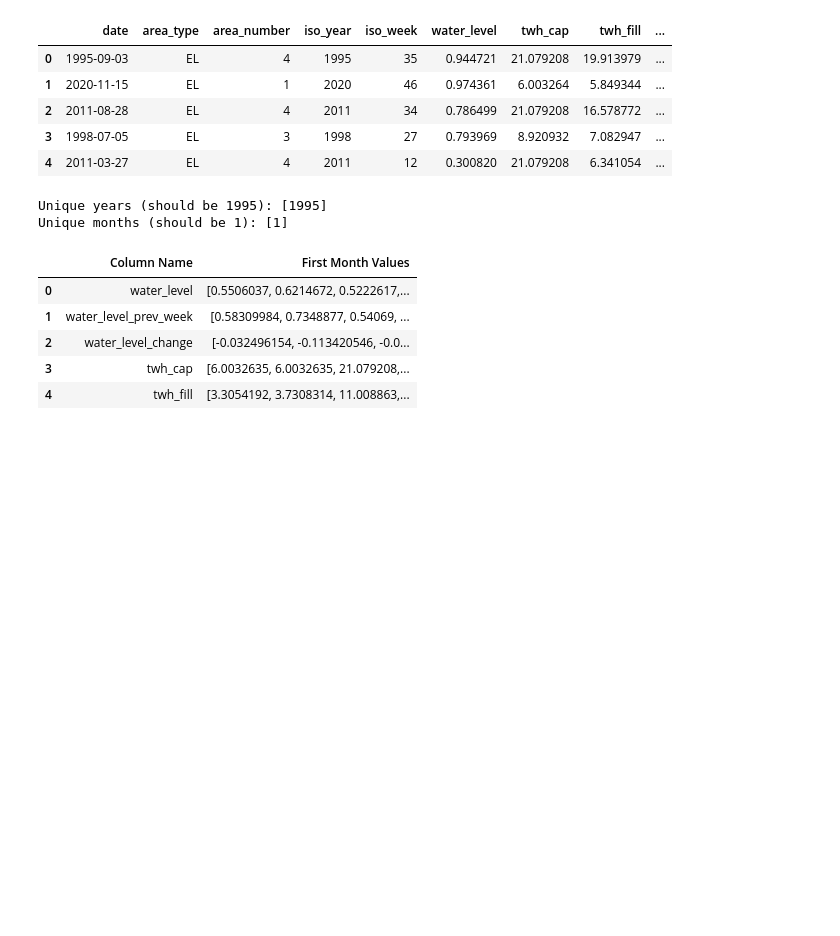
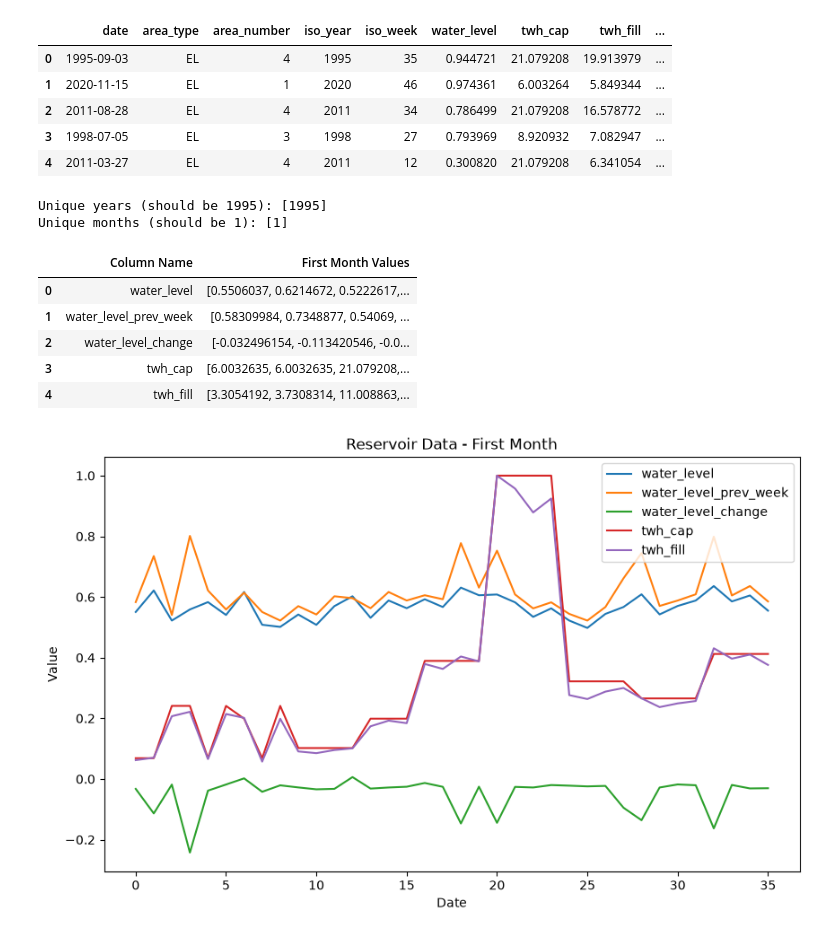
Before and after one commit to Kunii/IND320-hush, a Jupyter notebook: notebooks/Proj-P1.ipynb, the cells around one changed output. Cells and saved outputs as stored; diff of their text form; code cells hidden in the pictures; blank space fills up the shorter version.

Commit message:
Plotting & matplotlib package

```diff
--- a/notebooks/Proj-P1.ipynb
+++ b/notebooks/Proj-P1.ipynb
@@ -53,3 +50,20 @@ display(filtered_df)
 | 2 | water_level_change | [-0.032496154, -0.113420546, -0.0... |
 | 3 | twh_cap | [6.0032635, 6.0032635, 21.079208,... |
 | 4 | twh_fill | [3.3054192, 3.7308314, 11.008863,... |
+# %%
+# Rescale all numeric cols to relative scale
+for column in value_columns:
+    if (first_month[column].max() > 1.0):
+        first_month[column] = first_month[column] / first_month[column].max() # Rescale to relative scale
+# %%
+plt.figure(figsize=(10, 6)) # type: ignore
+for column in value_columns:
+    plt.plot(range(len(first_month)), first_month[column], label=column) # Plot each column against the date # type: ignore
+
+plt.xlabel("Date") # type: ignore
+plt.ylabel("Value") # type: ignore
+plt.title("Reservoir Data - First Month") # type: ignore
+plt.legend() # type: ignore
+plt.show() # type: ignore
+# %% [output]
+[figure, added]
```
Also changed, not shown: parts of 2 cells of this notebook, 4 other files.
